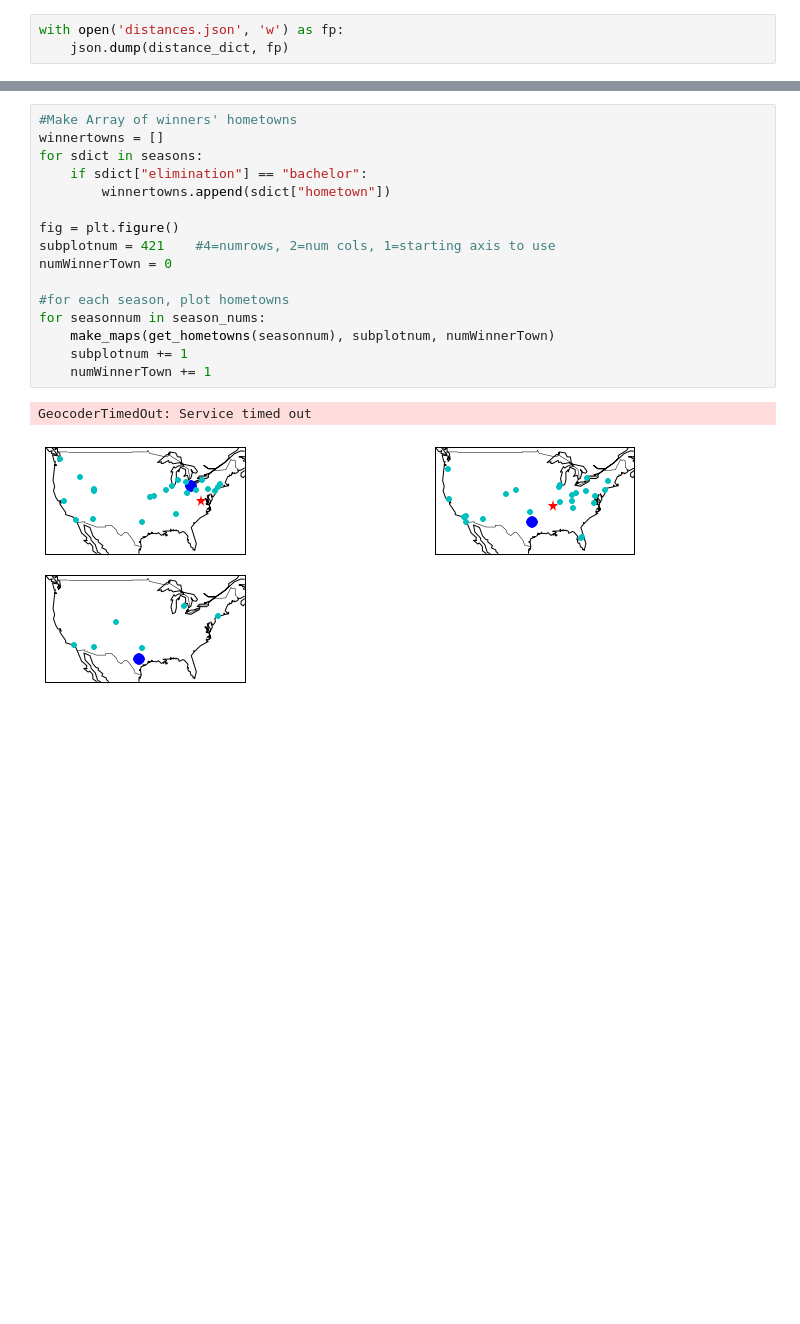
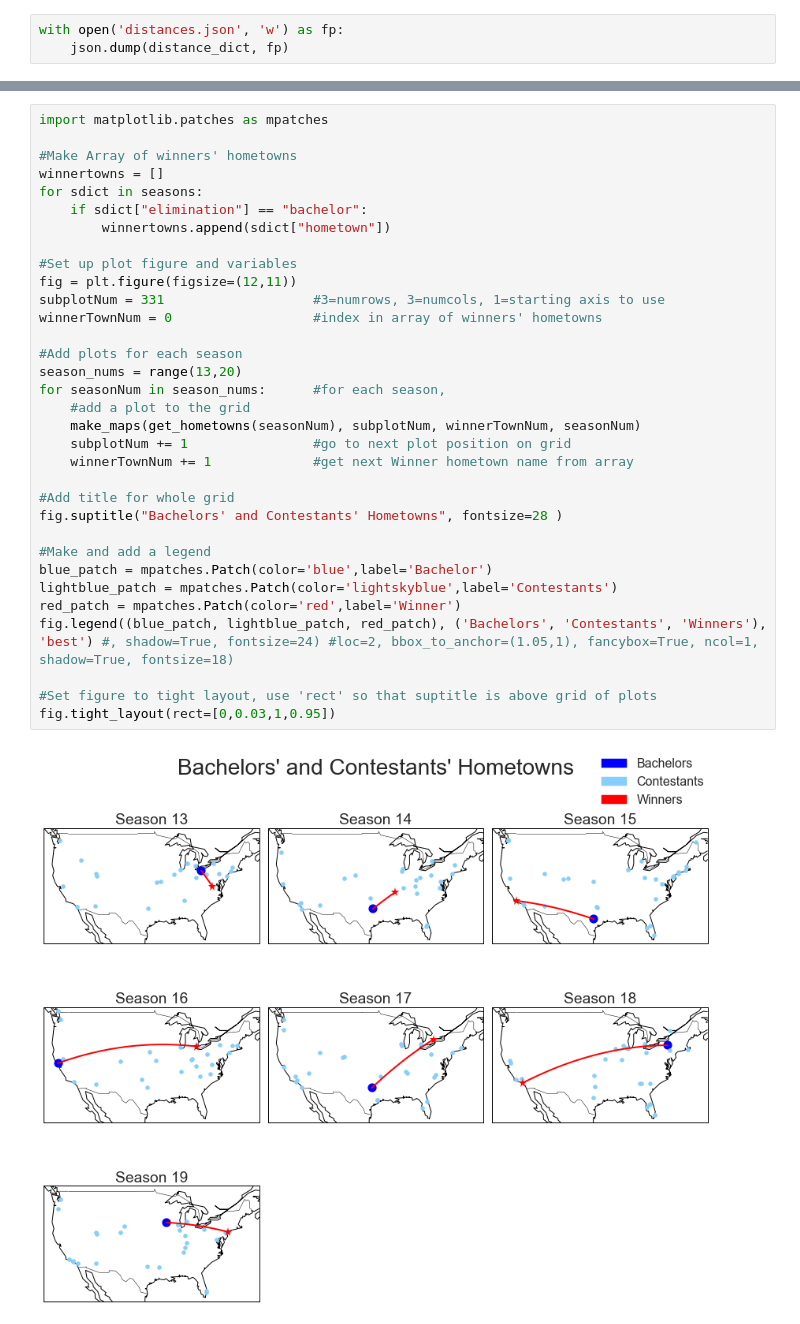
Before and after one commit to dcusworth/WAR_of_the_Roses, a Jupyter notebook: Distances.ipynb, the cells around one changed output, grey strips where cells are left out. Saved outputs shown, nothing was run; the diff lists cells and outputs as text; blank space fills up the shorter version.

Commit message:
Made plots of hometowns.

```diff
--- a/Distances.ipynb
+++ b/Distances.ipynb
@@ -190,19 +192,35 @@ def make_maps(hometown_output, subplotNum, winnerTownNum):
-# %%
-#Make Array of winners' hometowns
-winnertowns = []
-for sdict in seasons:
-    if sdict["elimination"] == "bachelor":
-        winnertowns.append(sdict["hometown"])
-
-fig = plt.figure()
-subplotnum = 421    #4=numrows, 2=num cols, 1=starting axis to use
-numWinnerTown = 0
-
-#for each season, plot hometowns
-for seasonnum in season_nums:
-    make_maps(get_hometowns(seasonnum), subplotnum, numWinnerTown)
-    subplotnum += 1
-    numWinnerTown += 1
-# %% [output]
-GeocoderTimedOut: Service timed out
-[figure, removed]
+# %%
+import matplotlib.patches as mpatches
+
+#Make Array of winners' hometowns
+winnertowns = []
+for sdict in seasons:
+    if sdict["elimination"] == "bachelor":
+        winnertowns.append(sdict["hometown"])
+
+#Set up plot figure and variables
+fig = plt.figure(figsize=(12,11))
+subplotNum = 331                   #3=numrows, 3=numcols, 1=starting axis to use
+winnerTownNum = 0                  #index in array of winners' hometowns
+
+#Add plots for each season
+season_nums = range(13,20)
+for seasonNum in season_nums:      #for each season,
+    #add a plot to the grid
+    make_maps(get_hometowns(seasonNum), subplotNum, winnerTownNum, seasonNum)
+    subplotNum += 1                #go to next plot position on grid
+    winnerTownNum += 1             #get next Winner hometown name from array
+
+#Add title for whole grid
+fig.suptitle("Bachelors' and Contestants' Hometowns", fontsize=28 )
+
+#Make and add a legend
+blue_patch = mpatches.Patch(color='blue',label='Bachelor')
+lightblue_patch = mpatches.Patch(color='lightskyblue',label='Contestants')
+red_patch = mpatches.Patch(color='red',label='Winner')
+fig.legend((blue_patch, lightblue_patch, red_patch), ('Bachelors', 'Contestants', 'Winners'), 'best') #, shadow=True, fontsize=24) #loc=2, bbox_to_anchor=(1.05,1), fancybox=True, ncol=1, shadow=True, fontsize=18)
+
+#Set figure to tight layout, use 'rect' so that suptitle is above grid of plots
+fig.tight_layout(rect=[0,0.03,1,0.95])
+# %% [output]
+[figure, added]
```
Also changed, not shown: parts of 1 cell of this notebook.
